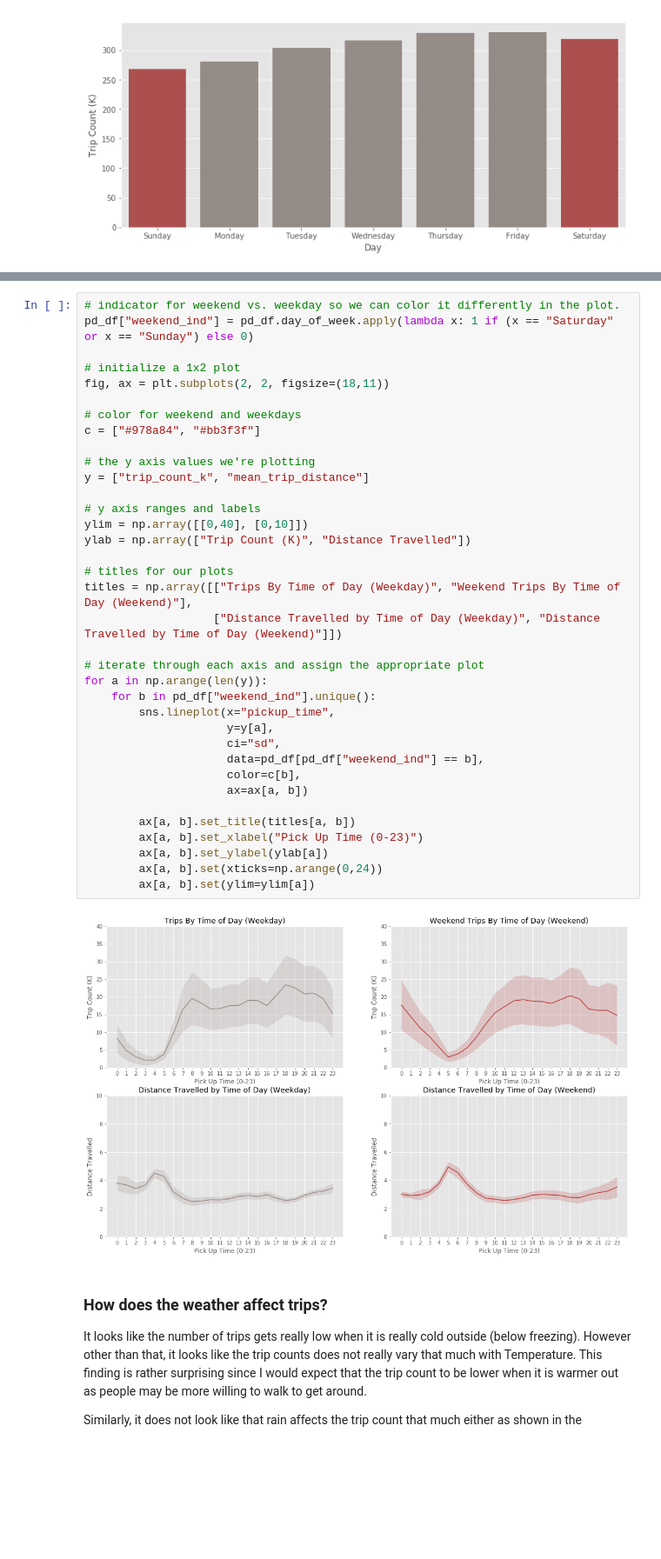
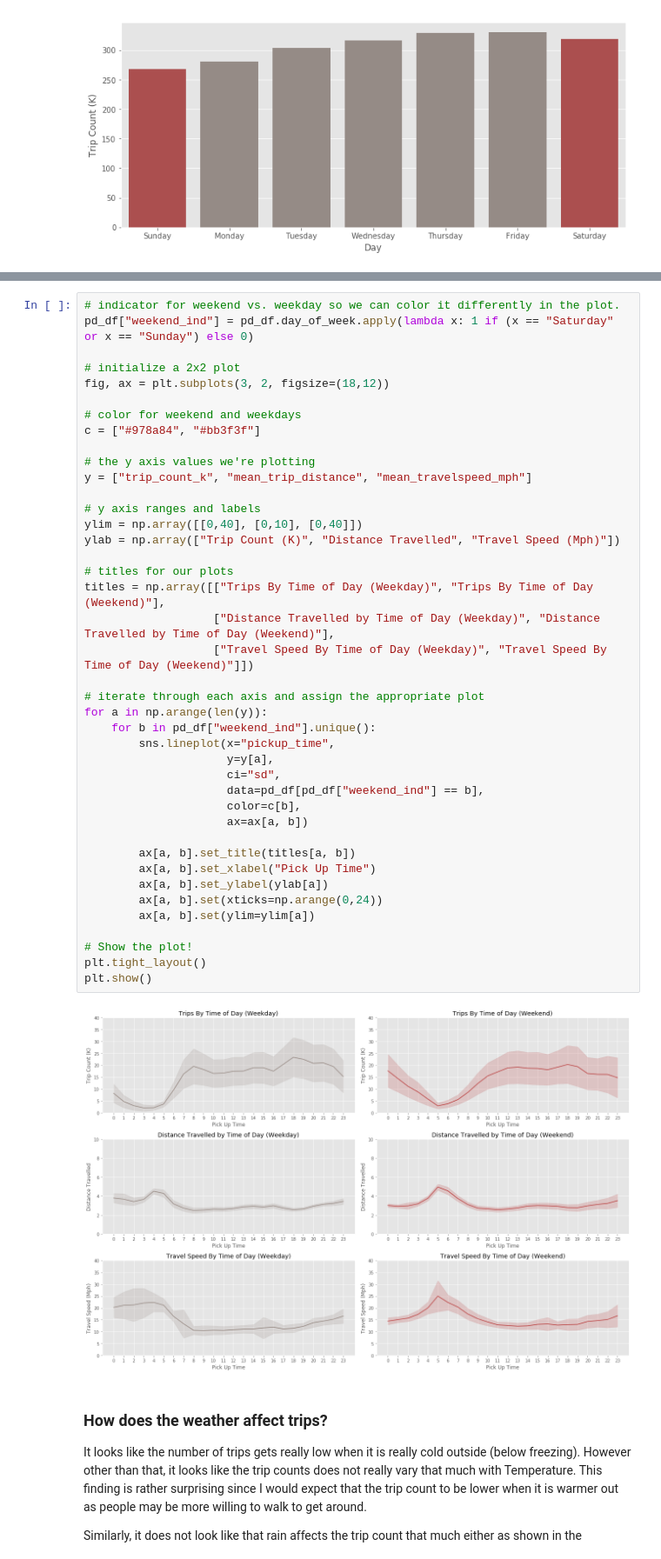
Before and after one commit to Alpha-1787/PySpark-NYC-Taxi-Trips-Analysis, a Jupyter notebook: nyc_taxi_trip_analysis.ipynb, the cells around one changed output, grey strips where cells are left out. Shown at 87% size. Cells and saved outputs as stored; diff of their text form; blank space fills up the shorter version.

```diff
--- a/nyc_taxi_trip_analysis.ipynb
+++ b/nyc_taxi_trip_analysis.ipynb
@@ -354,41 +365,46 @@ print(f"... completed job in {time.time() - start} seconds")
 # %%
 # indicator for weekend vs. weekday so we can color it differently in the plot.
 pd_df["weekend_ind"] = pd_df.day_of_week.apply(lambda x: 1 if (x == "Saturday" or x == "Sunday") else 0)
 
-# initialize a 1x2 plot
-fig, ax = plt.subplots(2, 2, figsize=(18,11))
+# initialize a 2x2 plot
+fig, ax = plt.subplots(3, 2, figsize=(18,12))
 
 # color for weekend and weekdays
 c = ["#978a84", "#bb3f3f"]
 
 # the y axis values we're plotting
-y = ["trip_count_k", "mean_trip_distance"]
+y = ["trip_count_k", "mean_trip_distance", "mean_travelspeed_mph"]
 
 # y axis ranges and labels
-ylim = np.array([[0,40], [0,10]])
-ylab = np.array(["Trip Count (K)", "Distance Travelled"])
+ylim = np.array([[0,40], [0,10], [0,40]])
+ylab = np.array(["Trip Count (K)", "Distance Travelled", "Travel Speed (Mph)"])
 
 # titles for our plots
-titles = np.array([["Trips By Time of Day (Weekday)", "Weekend Trips By Time of Day (Weekend)"],
-                   ["Distance Travelled by Time of Day (Weekday)", "Distance Travelled by Time of Day (Weekend)"]])
+titles = np.array([["Trips By Time of Day (Weekday)", "Trips By Time of Day (Weekend)"],
+                   ["Distance Travelled by Time of Day (Weekday)", "Distance Travelled by Time of Day (Weekend)"],
+                   ["Travel Speed By Time of Day (Weekday)", "Travel Speed By Time of Day (Weekend)"]])
 
 # iterate through each axis and assign the appropriate plot
 for a in np.arange(len(y)):
     for b in pd_df["weekend_ind"].unique():
         sns.lineplot(x="pickup_time",
                      y=y[a],
                      ci="sd",
                      data=pd_df[pd_df["weekend_ind"] == b],
                      color=c[b],
                      ax=ax[a, b])
 
         ax[a, b].set_title(titles[a, b])
-        ax[a, b].set_xlabel("Pick Up Time (0-23)")
+        ax[a, b].set_xlabel("Pick Up Time")
         ax[a, b].set_ylabel(ylab[a])
         ax[a, b].set(xticks=np.arange(0,24))
         ax[a, b].set(ylim=ylim[a])
+
+# Show the plot!
+plt.tight_layout()
+plt.show()
 # %% [output]
-[figure, old version]
+[figure, new version]
 # %% [markdown]
 ### How does the weather affect trips?
 
```
Also changed, not shown: parts of 12 cells of this notebook.
